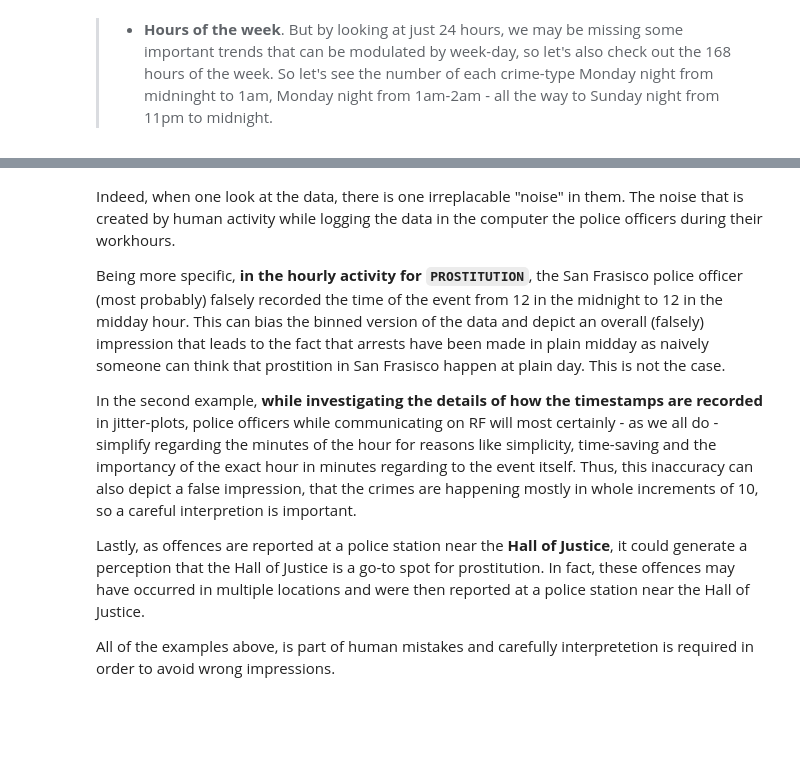
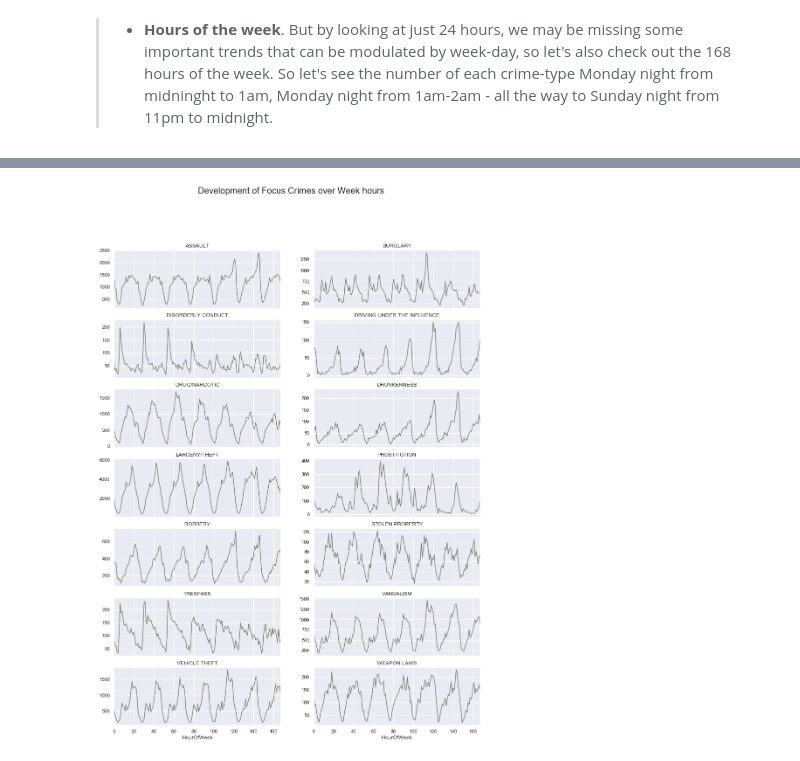
Before and after one commit to AbdulstarKousa/social-data-analysis, a Jupyter notebook: Assignment/Assignment 1.ipynb, the cells around one changed output, grey strips where cells are left out. Cells and saved outputs as stored; diff of their text form; code cells hidden in the pictures; blank space fills up the shorter version.

```diff
--- a/Assignment/Assignment 1.ipynb
+++ b/Assignment/Assignment 1.ipynb
@@ -165,7 +162,0 @@ df2['HourOfWeek'] =  (h_v + ((d_v-1)*24) )
-# %%
-fig, axs = plt.subplots(7, 2,figsize=(15, 20), sharex=True)
-fig.suptitle('Development of Focus Crimes over Week hours', fontsize=20)
-group_count = df2.groupby(['Category','HourOfWeek'])['PdId'].count()
-for i,ax in enumerate(axs.flat):
-    ax.set(title=focuscrimes_lst[i])
-    group_count[focuscrimes_lst[i]].plot(ax=ax, color= 'tab:gray')
@@ -366,10 +163,31 @@ We started the course by plotting simple histogram plots that showed a lot of co
-# %% [markdown]
-Indeed, when one look at the data, there is one irreplacable "noise" in them. The noise that is created by human activity while logging the data in the computer the police officers during their workhours.
-
-Being more specific, **in the hourly activity for `PROSTITUTION`**, the San Frasisco police officer (most probably) falsely recorded the time of the event from 12 in the midnight to 12 in the midday hour. This can bias the binned version of the data and depict an overall (falsely) impression that leads to the fact that arrests have been made in plain midday as naively someone can think that prostition in San Frasisco happen at plain day. This is not the case.
-
-In the second example, **while investigating the details of how the timestamps are recorded** in jitter-plots, police officers while communicating on RF will most certainly - as we all do - simplify regarding the minutes of the hour for  reasons like simplicity, time-saving and the importancy of the exact hour in minutes regarding to the event itself. Thus, this inaccuracy can also depict a false impression, that the crimes are happening mostly in whole increments of 10, so a careful interpretion is important.
-
-Lastly, as offences are reported at a police station near the **Hall of Justice**, it could generate a perception that the Hall of Justice is a go-to spot for prostitution. In fact, these offences may have occurred in multiple locations and were then reported at a police station near the Hall of Justice.
-
-All of the examples above, is part of human mistakes and carefully interpretetion is required in order to avoid wrong impressions.
+# %%
+# day_to_num(x)
+#   takes a categorical value from 'DayOfWeek' features and
+#   returns a numeric number 1-7 accordingly (1 is Monday).
+def day_to_num(x):
+    if(x=='Monday'): return 1
+    elif(x=='Tuesday'): return 2
+    elif(x=='Wednesday'): return 3
+    elif(x=='Thursday'): return 4
+    elif(x=='Friday'): return 5
+    elif(x=='Saturday'): return 6
+    elif(x=='Sunday'): return 7
+    else: return float('nan')
+
+# First, add 'DayOfWeek_Numeric' feature by applying day_to_num(x) to 'DayOfWeek'
+data['DayOfWeek_Numeric'] = data['DayOfWeek'].apply(lambda x : day_to_num(x)).astype('int64')
+
+# Then, compute the 168 hours of the week.
+h_v   = data['Hour'].values              # numpy list of 'hour' values
+d_v   = data['DayOfWeek_Numeric'].values # numpy list of 'DayOfWeek_Numeric'
+data['HourOfWeek'] =  (h_v + ((d_v-1)*24) )
+
+# Finally, start plotting:
+fig, axs = plt.subplots(7, 2,figsize=(15, 20), sharex=True)
+fig.suptitle('Development of Focus Crimes over Week hours', fontsize=20)
+grouping = data.groupby(['Category','HourOfWeek'])['PdId'].count()
+for i,ax in enumerate(axs.flat):
+    ax.set(title=focuscrimes_lst[i])
+    grouping[focuscrimes_lst[i]].plot(ax=ax, color= 'tab:gray')
+# %% [output]
+[figure, added]
```
Also changed, not shown: parts of 98 cells of this notebook, 2 other files.
